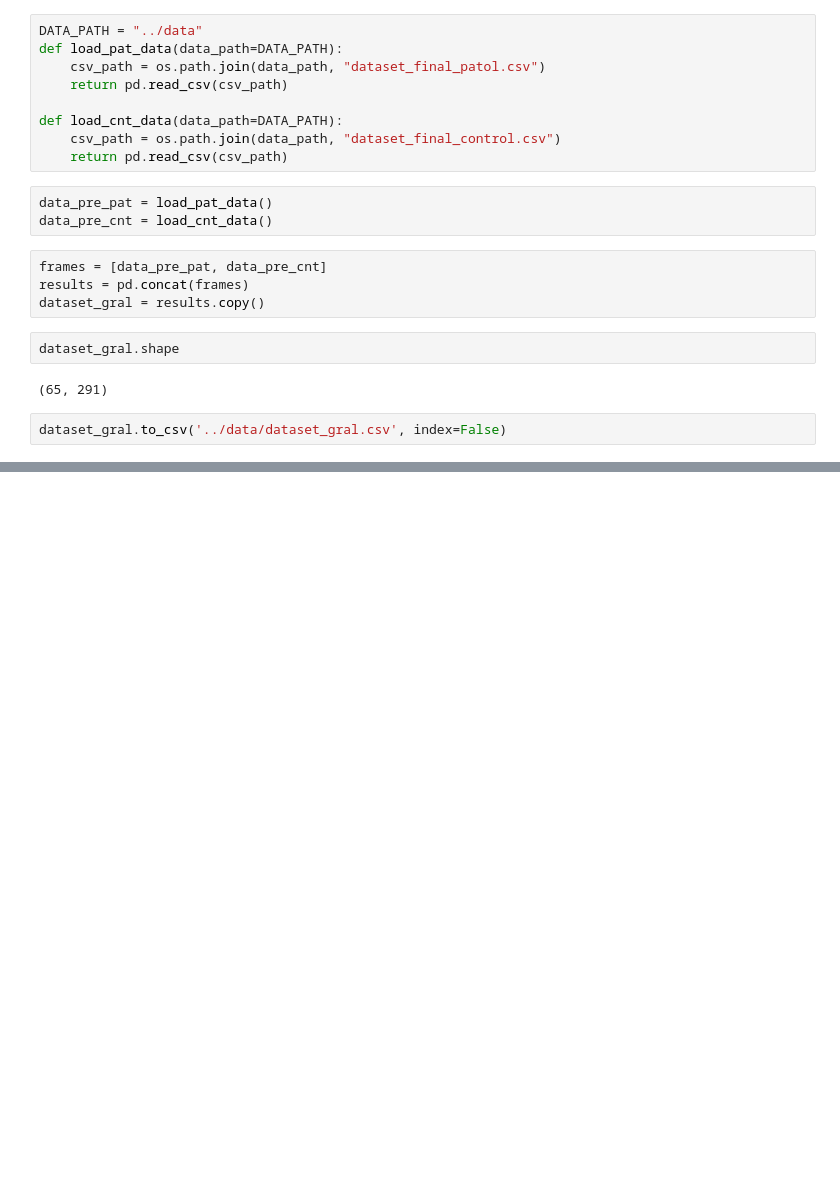
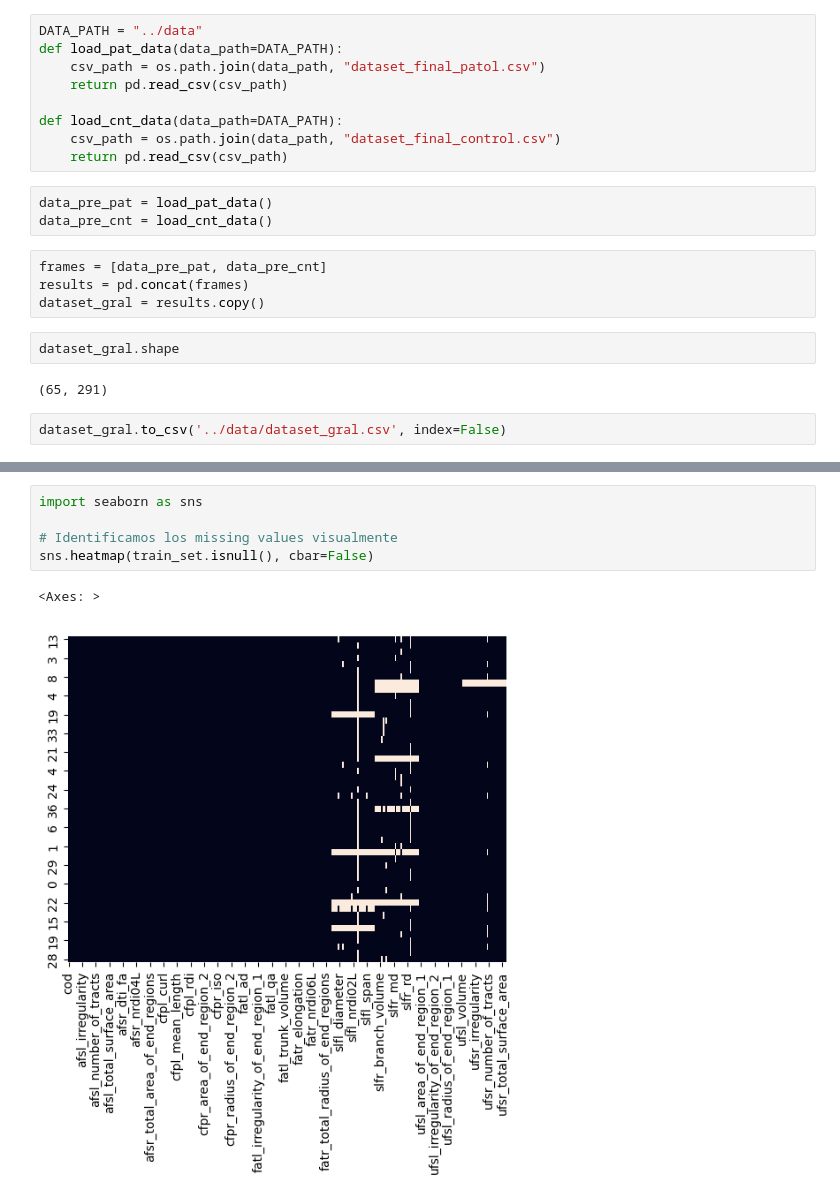
Before and after one commit to brainhack-school2023/galvan_project, a Jupyter notebook: src/dataset_prepo_data_ML.ipynb, the cells around one changed output, grey strips where cells are left out. Cells and saved outputs as stored; diff of their text form; blank space fills up the shorter version.

```diff
--- a/src/dataset_prepo_data_ML.ipynb
+++ b/src/dataset_prepo_data_ML.ipynb
@@ -136,0 +353,8 @@ for train_index, test_index in split.split(data_pre, data_pre["income_cat"]):
+# %%
+import seaborn as sns
+
+# Identificamos los missing values visualmente
+sns.heatmap(train_set.isnull(), cbar=False)
+# %% [output]
+<Axes: >
+[figure, added]
```
Also changed, not shown: parts of 38 cells of this notebook, 3 other files.
